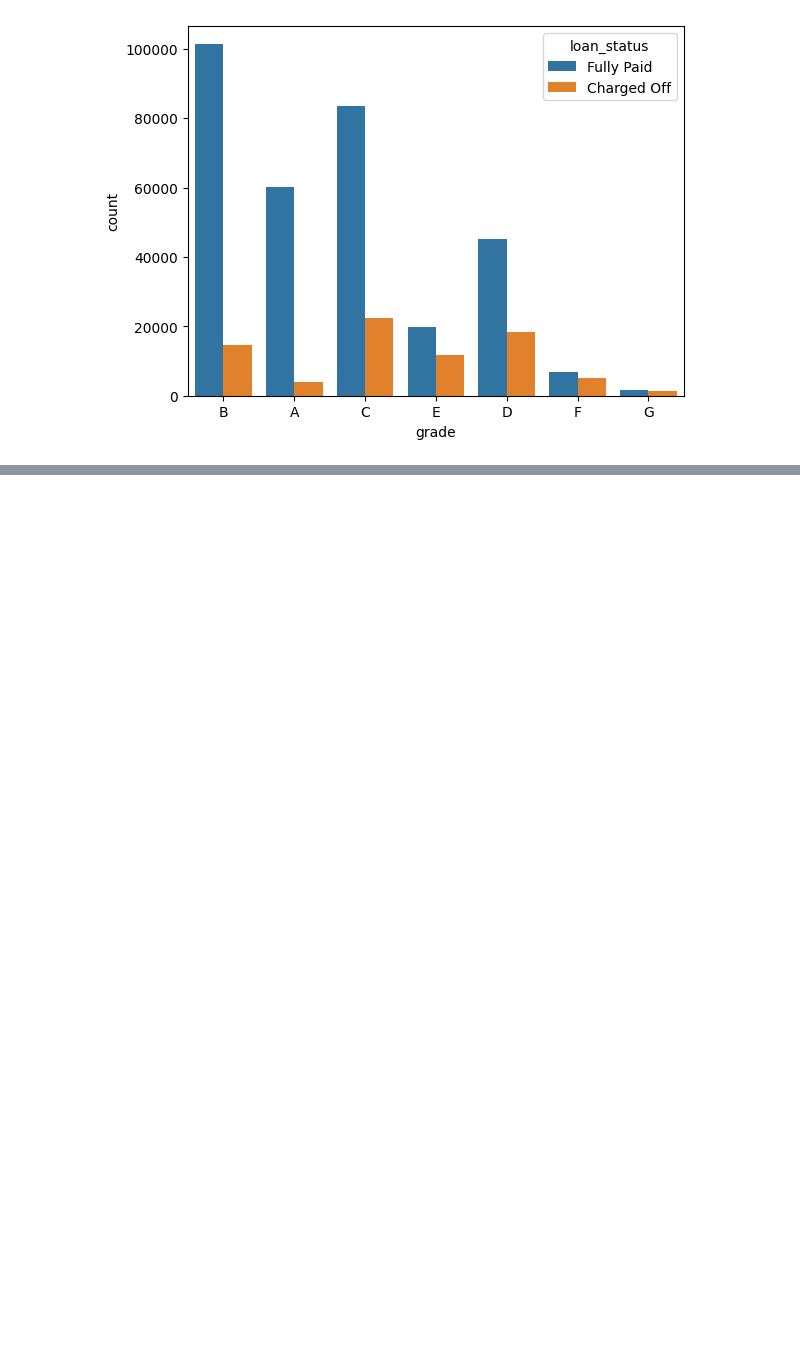
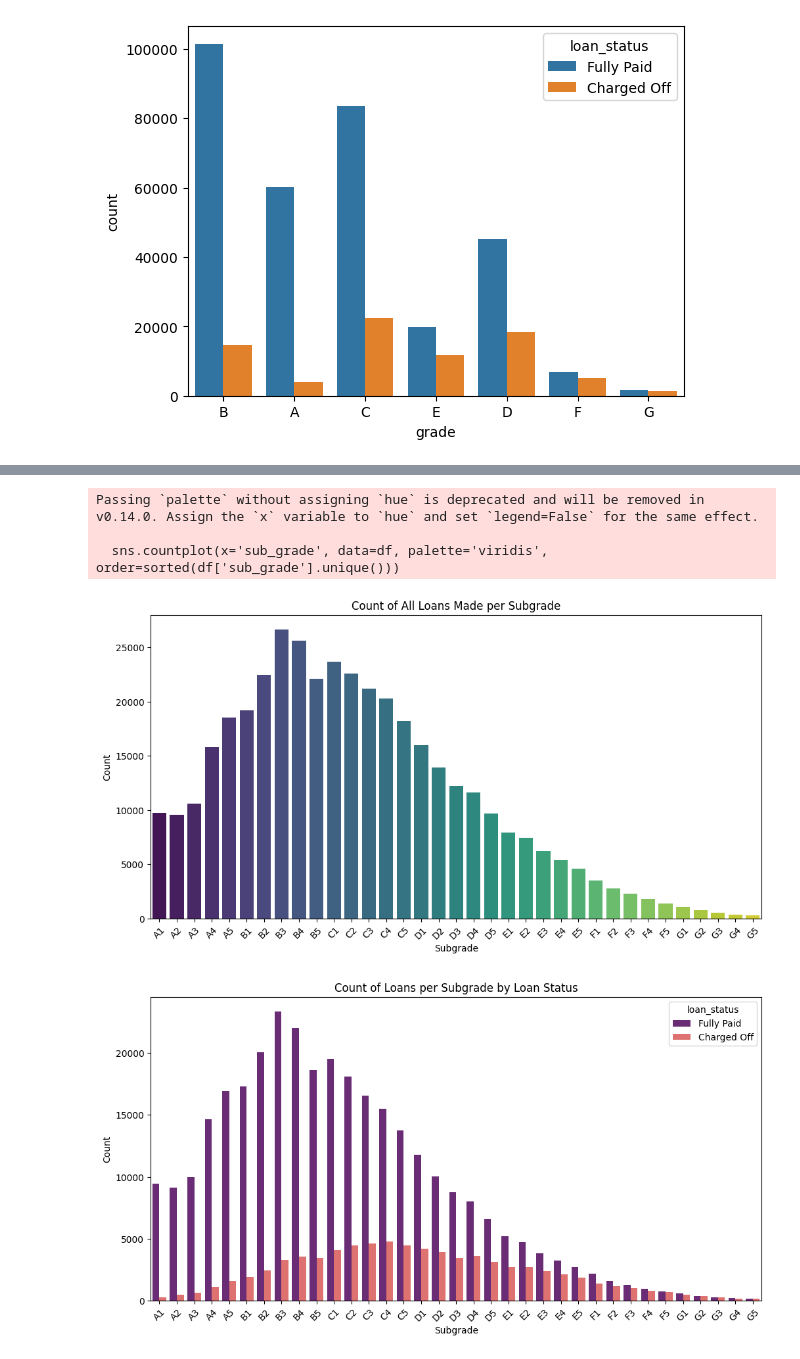
Before and after one commit to Sangharsh1215/LendingClub, a Jupyter notebook: main.ipynb, the cells around one changed output, grey strips where cells are left out. Drawn from its saved outputs; the diff is of its cells as text; code cells hidden in the pictures; blank space fills up the shorter version.

```diff
--- a/main.ipynb
+++ b/main.ipynb
@@ -123,0 +130,24 @@ sns.countplot(x='grade',data=df, hue='loan_status')
+# %%
+plt.figure(figsize=(12, 6))
+sns.countplot(x='sub_grade', data=df, palette='viridis', order=sorted(df['sub_grade'].unique()))
+
+plt.title('Count of All Loans Made per Subgrade')
+plt.xlabel('Subgrade')
+plt.ylabel('Count')
+
+plt.xticks(rotation=45)
+plt.show()
+
+plt.figure(figsize=(12, 6))
+sns.countplot(x='sub_grade', hue='loan_status', data=df, palette='magma', order=sorted(df['sub_grade'].unique()))
+plt.title('Count of Loans per Subgrade by Loan Status')
+plt.xlabel('Subgrade')
+plt.ylabel('Count')
+plt.xticks(rotation=45)
+plt.show()
+# %% [output]
+Passing `palette` without assigning `hue` is deprecated and will be removed in v0.14.0. Assign the `x` variable to `hue` and set `legend=False` for the same effect.
+
+  sns.countplot(x='sub_grade', data=df, palette='viridis', order=sorted(df['sub_grade'].unique()))
+[figure, added]
+[figure, added]
```
Also changed, not shown: parts of 13 cells of this notebook.
